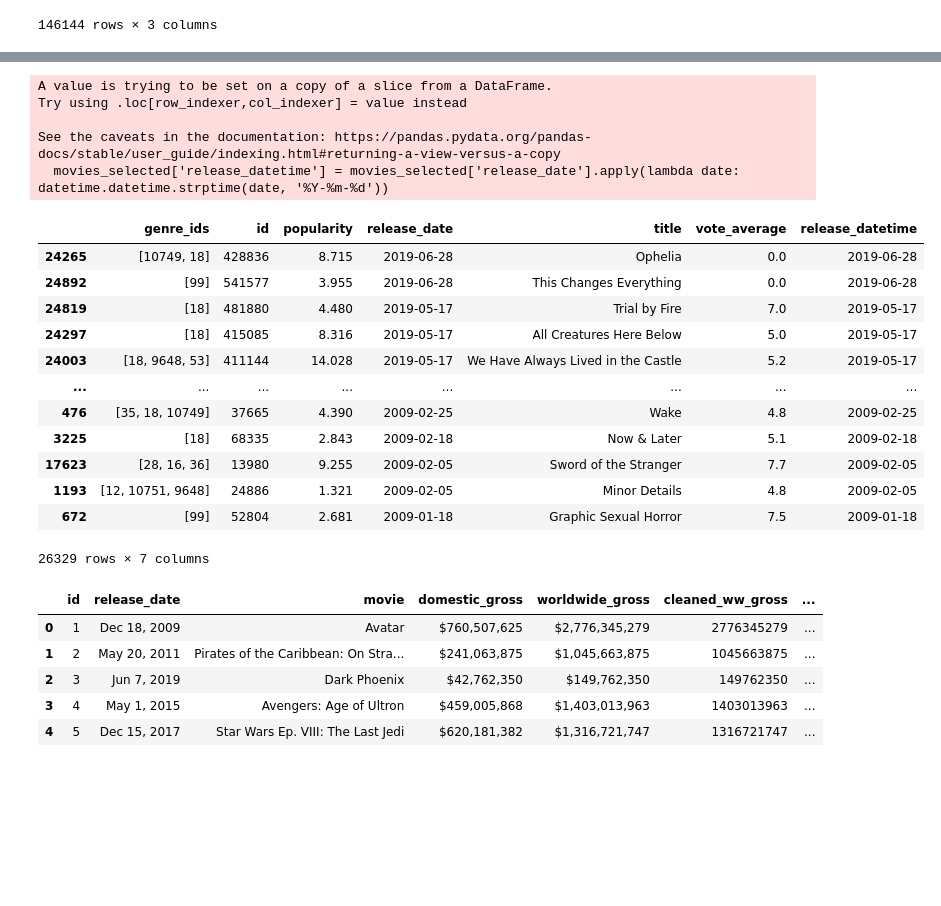
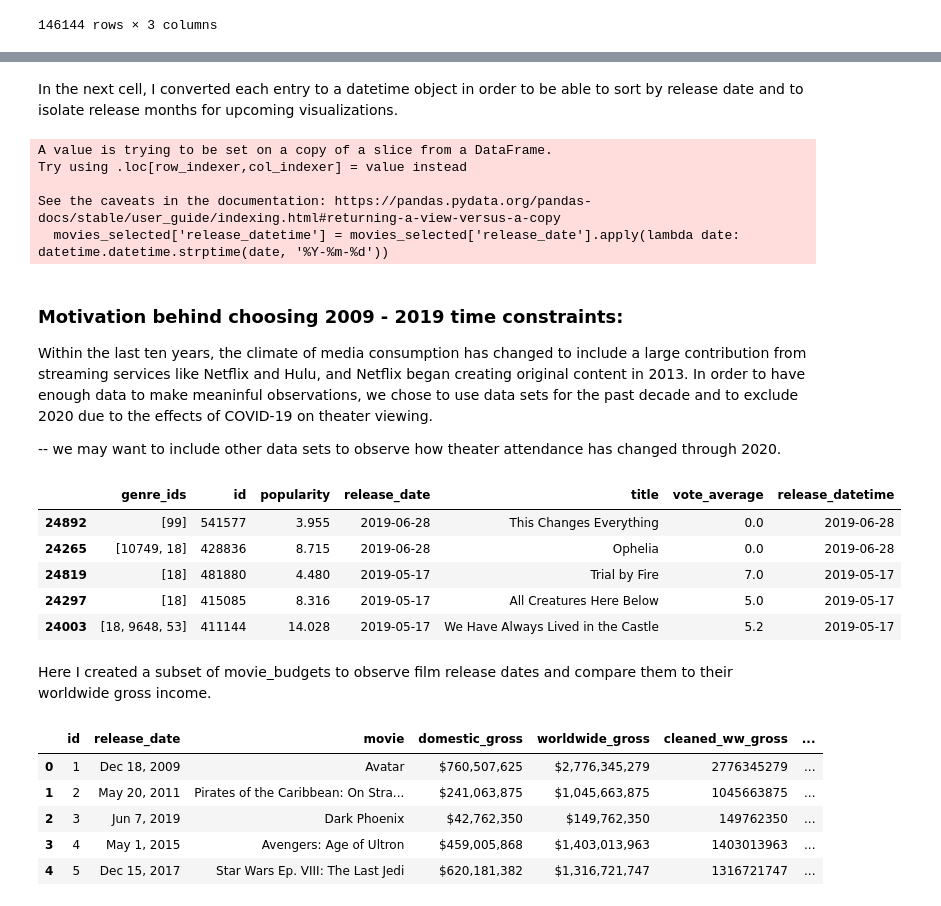
Before and after one commit to learn-co-curriculum/dsc-phase-1-project, a Jupyter notebook: svitlana-eda-notebook.ipynb, the cells around one changed output, grey strips where cells are left out. Saved outputs shown, nothing was run; the diff lists cells and outputs as text; code cells hidden in the pictures; blank space fills up the shorter version.

```diff
--- a/svitlana-eda-notebook.ipynb
+++ b/svitlana-eda-notebook.ipynb
@@ -206 +147,3 @@ dtype: int64
+# %% [markdown]
+In the next cell, I converted each entry to a datetime object in order to be able to sort by release date and to isolate release months for upcoming visualizations.
 # %%
@@ -217,25 +158,29 @@ movies_selected_date = movies_selected.sort_values('release_datetime', ascending
+# %%
+#updated movies_selected to be sorted by their release date in descending order from most recent
+movies_selected = movies_selected.sort_values('release_datetime', ascending = False)
+# %% [markdown]
+### Motivation behind choosing 2009 - 2019 time constraints:
+
+Within the last ten years, the climate of media consumption has changed to include a large contribution from streaming services like Netflix and Hulu, and Netflix began creating original content in 2013. In order to have enough data to make meaninful observations, we chose to use data sets for the past decade and to exclude 2020 due to the effects of COVID-19 on theater viewing.
+
+-- we may want to include other data sets to observe how theater attendance has changed through 2020.
 # %%
-#created a dataframe of movies_selected sorted by release date and between the years 2009 and 2019
+#created a new dataframe called recent_movies_selected to stay within our constraints of 2009 to 2019
 
 lower_date_limit = datetime.datetime.strptime('2009-01-01', '%Y-%m-%d')
 upper_date_limit = datetime.datetime.strptime('2020-01-01', '%Y-%m-%d')
 
-recent_movies_selected = movies_selected_date.loc[(movies_selected_date['release_datetime'] > lower_date_limit )
-                                             & (movies_selected_date['release_datetime'] < upper_date_limit)]
+recent_movies_selected = movies_selected.loc[(movies_selected['release_datetime'] > lower_date_limit )
+                                             & (movies_selected['release_datetime'] < upper_date_limit)]
 
-recent_movies_selected
+recent_movies_selected.head()
 # %% [output]
 |  | genre_ids | id | popularity | release_date | title | vote_average | release_datetime |
+| 24892 | [99] | 541577 | 3.955 | 2019-06-28 | This Changes Everything | 0.0 | 2019-06-28 |
 | 24265 | [10749, 18] | 428836 | 8.715 | 2019-06-28 | Ophelia | 0.0 | 2019-06-28 |
-| 24892 | [99] | 541577 | 3.955 | 2019-06-28 | This Changes Everything | 0.0 | 2019-06-28 |
 | 24819 | [18] | 481880 | 4.480 | 2019-05-17 | Trial by Fire | 7.0 | 2019-05-17 |
 | 24297 | [18] | 415085 | 8.316 | 2019-05-17 | All Creatures Here Below | 5.0 | 2019-05-17 |
 | 24003 | [18, 9648, 53] | 411144 | 14.028 | 2019-05-17 | We Have Always Lived in the Castle | 5.2 | 2019-05-17 |
-| ... | ... | ... | ... | ... | ... | ... | ... |
-| 476 | [35, 18, 10749] | 37665 | 4.390 | 2009-02-25 | Wake | 4.8 | 2009-02-25 |
-| 3225 | [18] | 68335 | 2.843 | 2009-02-18 | Now & Later | 5.1 | 2009-02-18 |
-| 17623 | [28, 16, 36] | 13980 | 9.255 | 2009-02-05 | Sword of the Stranger | 7.7 | 2009-02-05 |
-| 1193 | [12, 10751, 9648] | 24886 | 1.321 | 2009-02-05 | Minor Details | 4.8 | 2009-02-05 |
-| 672 | [99] | 52804 | 2.681 | 2009-01-18 | Graphic Sexual Horror | 7.5 | 2009-01-18 |
-26329 rows × 7 columns
+# %% [markdown]
+Here I created a subset of movie_budgets to observe film release dates and compare them to their worldwide gross income.
 # %%
```
Also changed, not shown: parts of 32 cells of this notebook.
